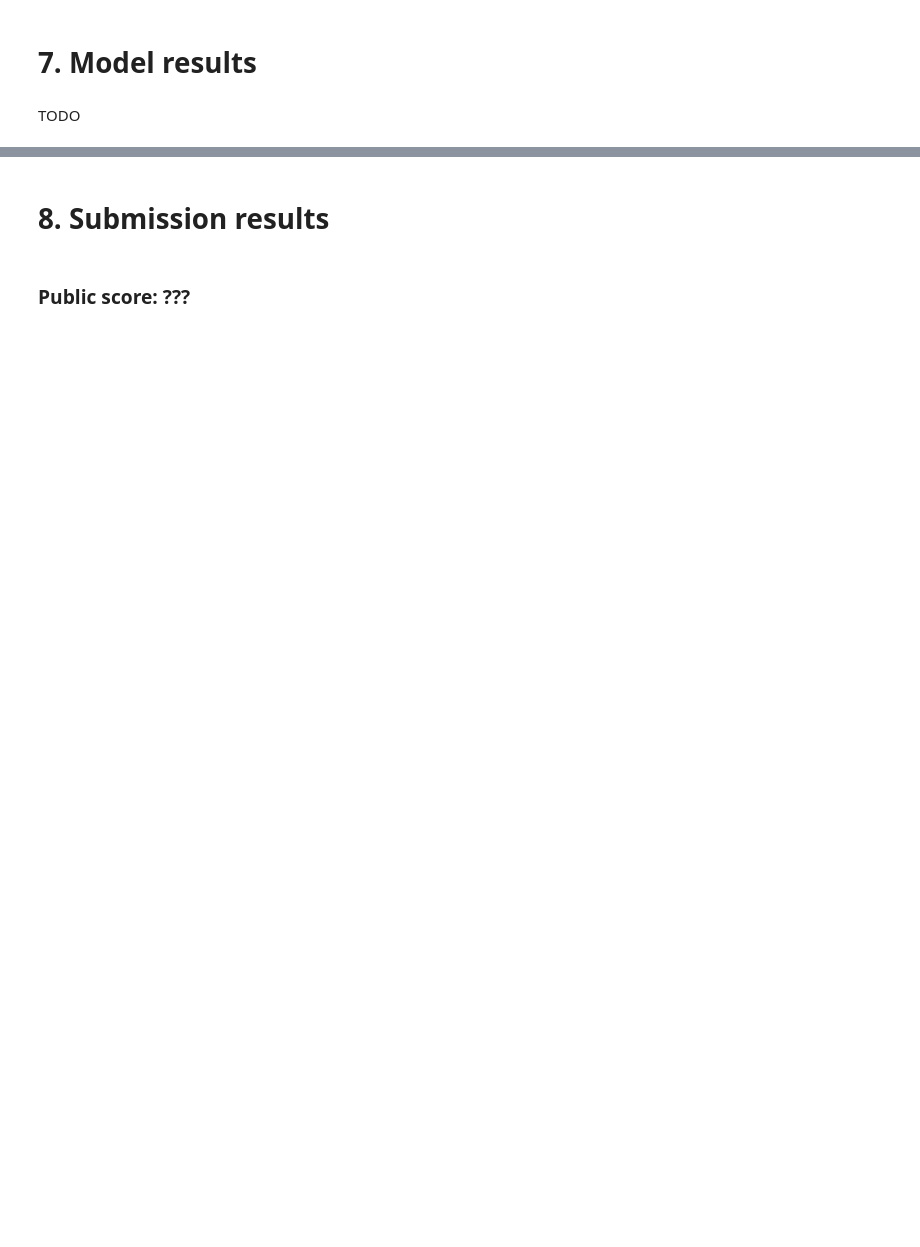
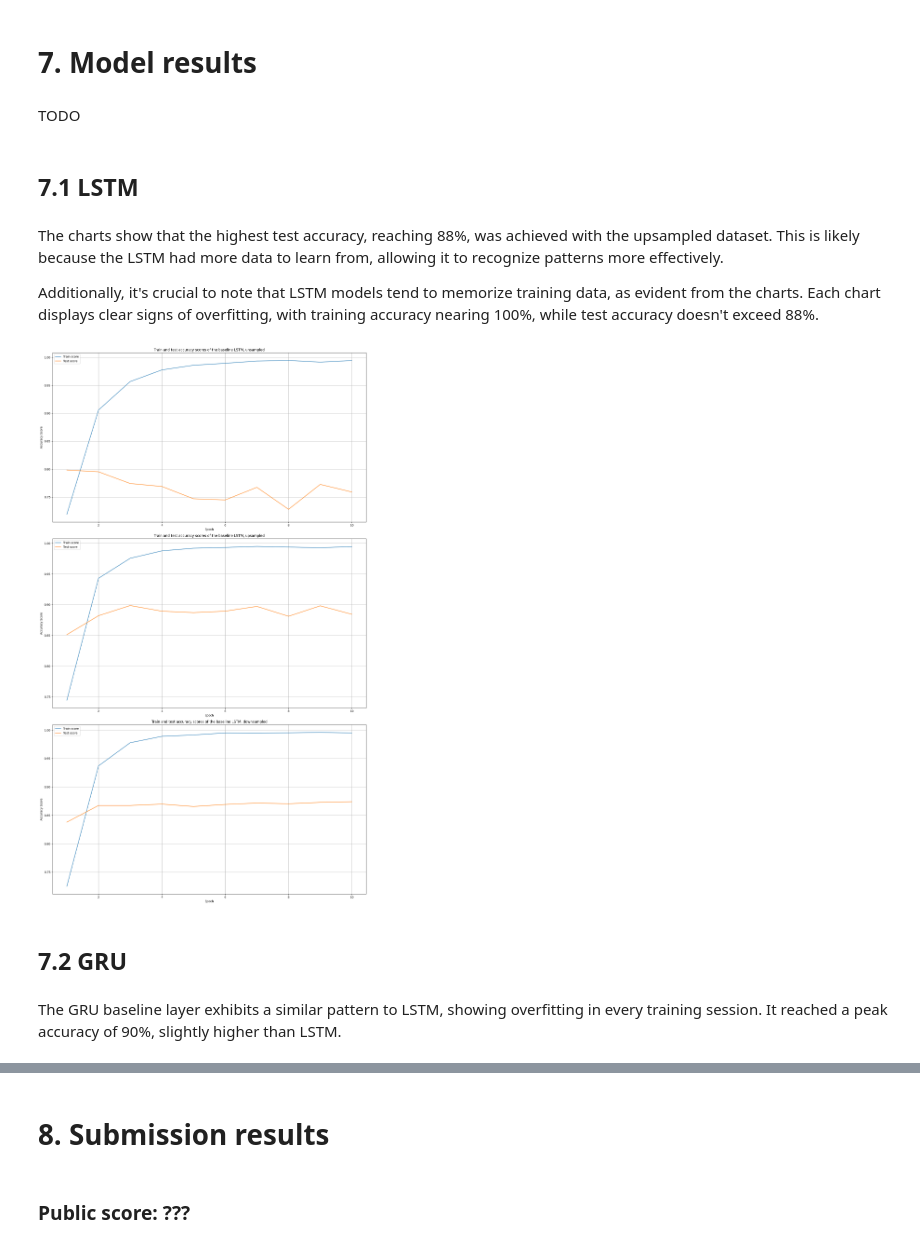
Before and after one commit to jaymanvirk/kaggle_disaster_tweets, a Jupyter notebook: disaster_tweets.ipynb, the cells around one changed output, grey strips where cells are left out. Saved outputs shown, nothing was run; the diff lists cells and outputs as text; code cells hidden in the pictures; blank space fills up the shorter version.

Commit message:
completed model trainings; submitted results

```diff
--- a/disaster_tweets.ipynb
+++ b/disaster_tweets.ipynb
@@ -307,5 +288,5 @@ def get_clean_text(texts):
     return clean_texts
 # %%
 # Get cleaned train and test texts
-train_clean_data = get_clean_text(train_data['text'].values)
-test_clean_data = get_clean_text(test_data['text'].values)
+train_text_clean = get_clean_text(train_data['text'].values)
+test_text_clean = get_clean_text(test_data['text'].values)
@@ -378,15 +467,3 @@ TODO
 ## 6.1 LSTM <a class="anchor" id="chapter_6_1"></a>
 # %% [markdown]
 TODO
-# %%
-# Build RNN model with LSTM and Word2Vec embeddings
-model = Sequential([
-    layers.Embedding(vocab_size
-                    , vector_size
-                    , weights = [embed_matrix]
-                    , input_length = max_seq_len
-                    , trainable=True)
-    , layers.LSTM(128, return_sequences=True)
-    , layers.LSTM(64)
-    , layers.Dense(1, activation='sigmoid')
-])
@@ -402,11 +497,3 @@ TODO
 # 7. Model results <a class="anchor" id="chapter_7"></a>
 # %% [markdown]
 TODO
-# %%
-model.compile(loss='binary_crossentropy', optimizer='adam', metrics=['f1_score'])
-
-# Train the model
-model.fit(X_train, y_train
-          , epochs = 20
-          , batch_size = 64
-          , validation_data = (X_test,y_test))
@@ -412,0 +590,29 @@ model.fit(X_train, y_train
+# %% [markdown]
+## 7.1 LSTM <a class="anchor" id="chapter_7_1"></a>
+# %% [markdown]
+The charts show that the highest test accuracy, reaching 88%, was achieved with the upsampled dataset. This is likely because the LSTM had more data to learn from, allowing it to recognize patterns more effectively.
+
+Additionally, it's crucial to note that LSTM models tend to memorize training data, as evident from the charts. Each chart displays clear signs of overfitting, with training accuracy nearing 100%, while test accuracy doesn't exceed 88%.
+# %%
+# Get train and test scores of every epoch
+n = len(X_train)
+runtime_lstm = [0]*n
+scores_lstm = [0]*n
+for i in range(n):
+    runtime_lstm[i], scores_lstm[i] = get_model_results(
+        'model_lstm_{}'.format(i)
+        , get_model_lstm
+        , X_train[i]
+        , y_train[i]
+        , X_test[i]
+        , y_test[i]
+    )
+# %%
+model_name_list = ['LSTM, unsampled', 'LSTM, upsampled', 'LSTM, downsampled']
+plot_model_scores(model_name_list, scores_lstm)
+# %% [output]
+[figure, added]
+# %% [markdown]
+## 7.2 GRU <a class="anchor" id="chapter_7_2"></a>
+# %% [markdown]
+The GRU baseline layer exhibits a similar pattern to LSTM, showing overfitting in every training session. It reached a peak accuracy of 90%, slightly higher than LSTM.
```
Also changed, not shown: parts of 41 cells of this notebook.
